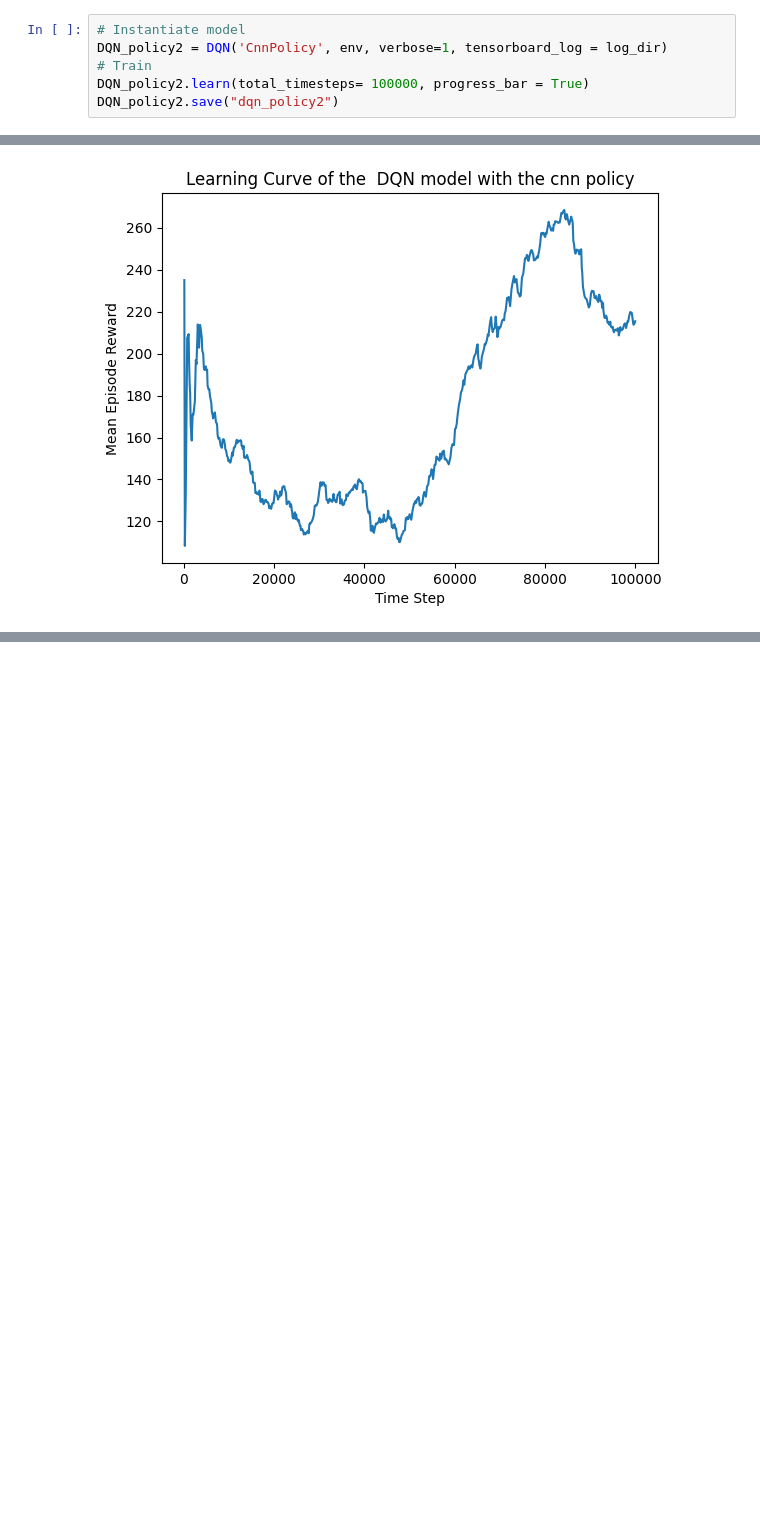
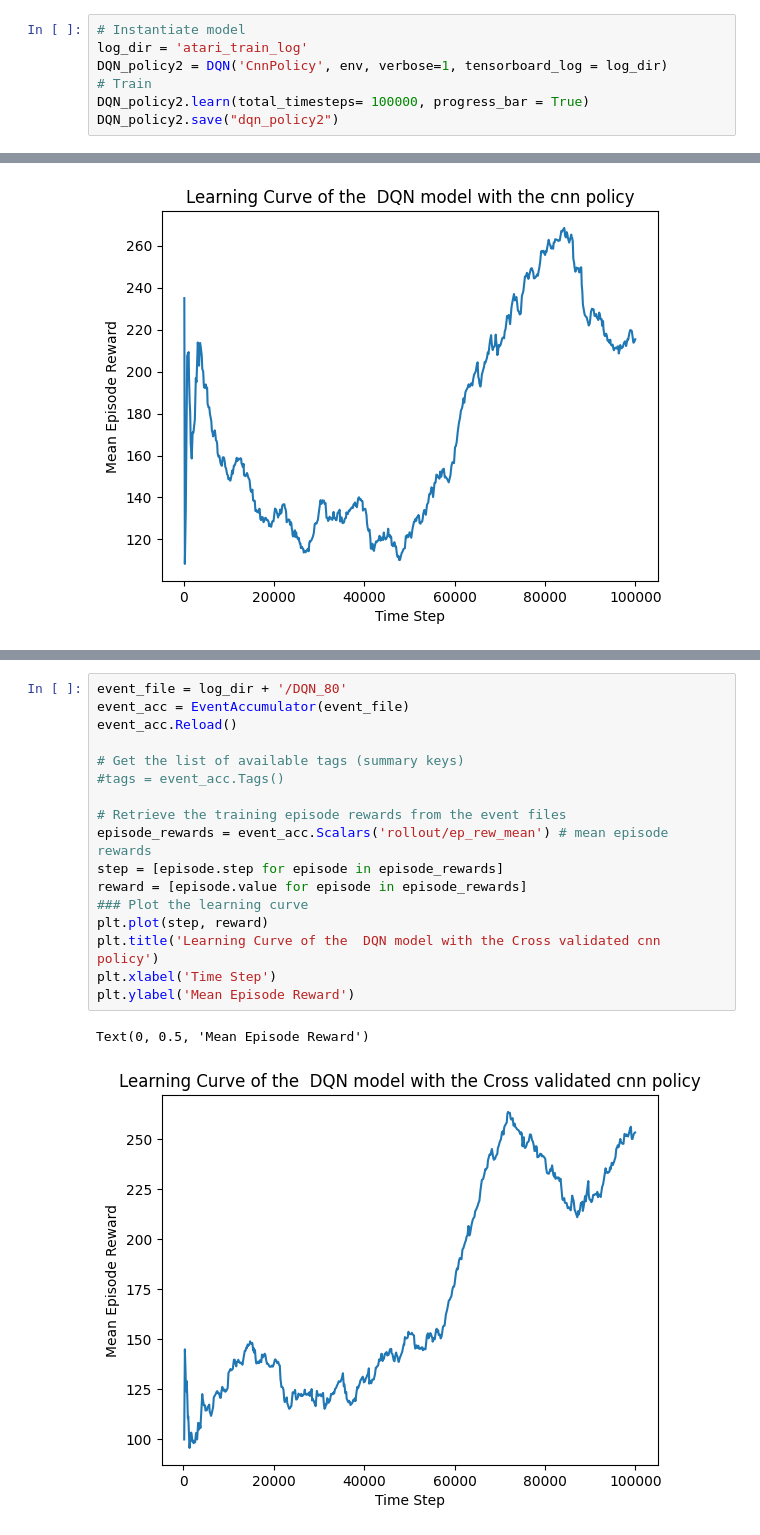
Before and after one commit to nina-mcclure/RL_project, a Jupyter notebook: RL_final_project_space_invadors+tensorflow.ipynb, the cells around one changed output, grey strips where cells are left out. Cells and saved outputs as stored; diff of their text form; blank space fills up the shorter version.

```diff
--- a/RL_final_project_space_invadors+tensorflow.ipynb
+++ b/RL_final_project_space_invadors+tensorflow.ipynb
@@ -330,6 +330,7 @@ Moviepy - video ready /content/drive/MyDrive/data/videos/dqn-mlp-step-0-to-step-
 ## Now the DQN with a different policy- a Cnn policy:
 # %%
 # Instantiate model
+log_dir = 'atari_train_log'
 DQN_policy2 = DQN('CnnPolicy', env, verbose=1, tensorboard_log = log_dir)
 # Train
 DQN_policy2.learn(total_timesteps= 100000, progress_bar = True)
@@ -390,0 +557,20 @@ Moviepy - video ready /content/drive/MyDrive/data/videos/dqn-policy2-step-0-to-s
+# %%
+event_file = log_dir + '/DQN_80'
+event_acc = EventAccumulator(event_file)
+event_acc.Reload()
+
+# Get the list of available tags (summary keys)
+#tags = event_acc.Tags()
+
+# Retrieve the training episode rewards from the event files
+episode_rewards = event_acc.Scalars('rollout/ep_rew_mean') # mean episode rewards
+step = [episode.step for episode in episode_rewards]
+reward = [episode.value for episode in episode_rewards]
+### Plot the learning curve
+plt.plot(step, reward)
+plt.title('Learning Curve of the  DQN model with the Cross validated cnn policy')
+plt.xlabel('Time Step')
+plt.ylabel('Mean Episode Reward')
+# %% [output]
+Text(0, 0.5, 'Mean Episode Reward')
+[figure, added]
```
Also changed, not shown: parts of 7 cells of this notebook.
